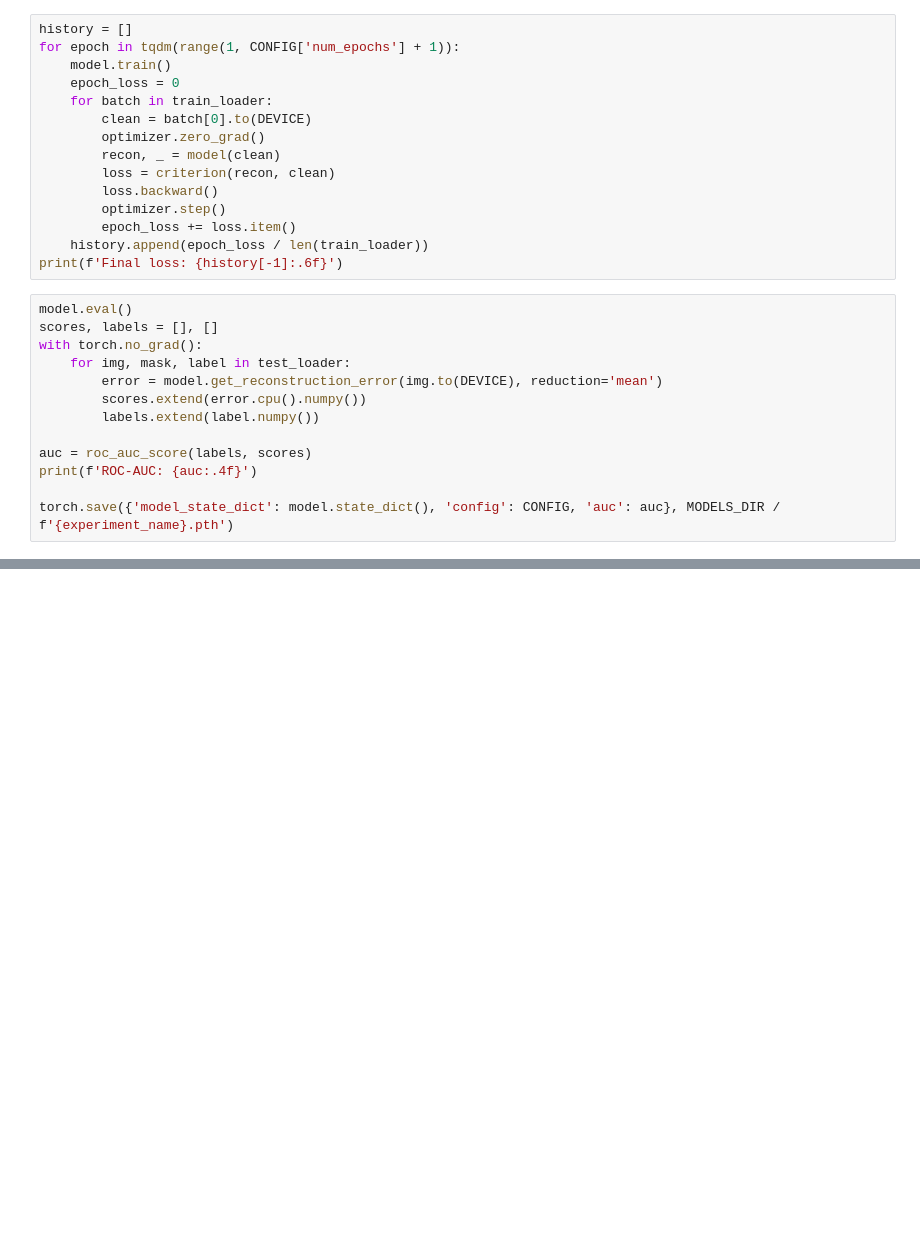
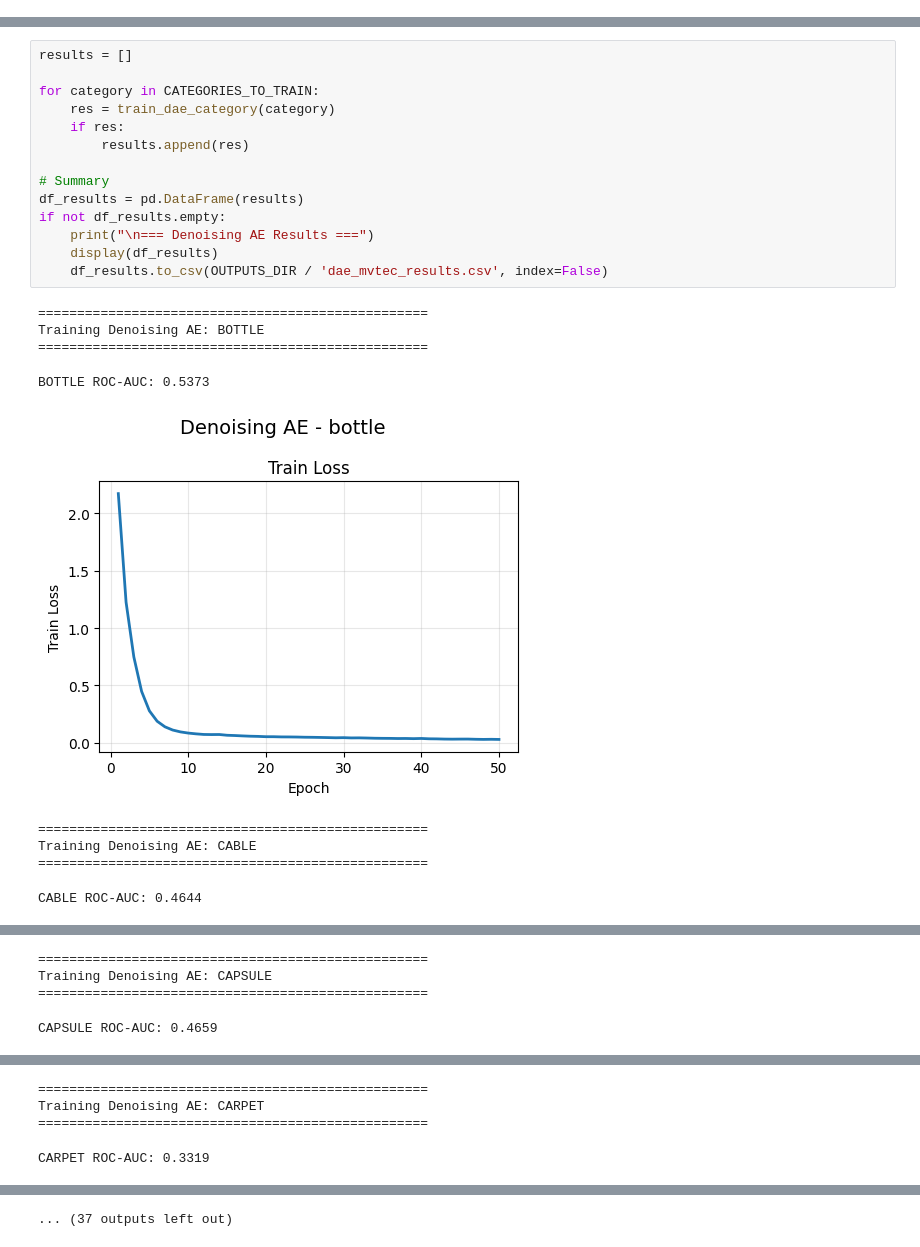
Before and after one commit to md-hameem/industrial-defect-detection, a Jupyter notebook: notebooks/03_train_denoising_ae.ipynb, the cells around one changed output, grey strips where cells are left out. Cells and saved outputs as stored; diff of their text form; blank space fills up the shorter version.

Commit message:
feat: Add notebooks for Denoising Autoencoder, Convolutional Autoencoder, and CNN classifier training, including DAE results and training plots.

```diff
--- a/notebooks/03_train_denoising_ae.ipynb
+++ b/notebooks/03_train_denoising_ae.ipynb
@@ -33,28 +55,0 @@ criterion = nn.MSELoss()
-# %%
-history = []
-for epoch in tqdm(range(1, CONFIG['num_epochs'] + 1)):
-    model.train()
-    epoch_loss = 0
-    for batch in train_loader:
-        clean = batch[0].to(DEVICE)
-        optimizer.zero_grad()
-        recon, _ = model(clean)
-        loss = criterion(recon, clean)
-        loss.backward()
-        optimizer.step()
-        epoch_loss += loss.item()
-    history.append(epoch_loss / len(train_loader))
-print(f'Final loss: {history[-1]:.6f}')
-# %%
-model.eval()
-scores, labels = [], []
-with torch.no_grad():
-    for img, mask, label in test_loader:
-        error = model.get_reconstruction_error(img.to(DEVICE), reduction='mean')
-        scores.extend(error.cpu().numpy())
-        labels.extend(label.numpy())
-
-auc = roc_auc_score(labels, scores)
-print(f'ROC-AUC: {auc:.4f}')
-
-torch.save({'model_state_dict': model.state_dict(), 'config': CONFIG, 'auc': auc}, MODELS_DIR / f'{experiment_name}.pth')
@@ -60,0 +142,24 @@ torch.save({'model_state_dict': model.state_dict(), 'config': CONFIG, 'auc': auc
+# %%
+results = []
+
+for category in CATEGORIES_TO_TRAIN:
+    res = train_dae_category(category)
+    if res:
+        results.append(res)
+
+# Summary
+df_results = pd.DataFrame(results)
+if not df_results.empty:
+    print("\n=== Denoising AE Results ===")
+    display(df_results)
+    df_results.to_csv(OUTPUTS_DIR / 'dae_mvtec_results.csv', index=False)
+# %% [output]
+==================================================
+Training Denoising AE: BOTTLE
+==================================================
+BOTTLE ROC-AUC: 0.5373
+[figure, added]
+==================================================
+Training Denoising AE: CABLE
+==================================================
+CABLE ROC-AUC: 0.4644
@@ -60,0 +167,4 @@ torch.save({'model_state_dict': model.state_dict(), 'config': CONFIG, 'auc': auc
+==================================================
+Training Denoising AE: CAPSULE
+==================================================
+CAPSULE ROC-AUC: 0.4659
@@ -60,0 +172,4 @@ torch.save({'model_state_dict': model.state_dict(), 'config': CONFIG, 'auc': auc
+==================================================
+Training Denoising AE: CARPET
+==================================================
+CARPET ROC-AUC: 0.3319
@@ -60,0 +177 @@ torch.save({'model_state_dict': model.state_dict(), 'config': CONFIG, 'auc': auc
+... (37 outputs left out)
```
Also changed, not shown: parts of 10 cells of this notebook, 18 other files.
